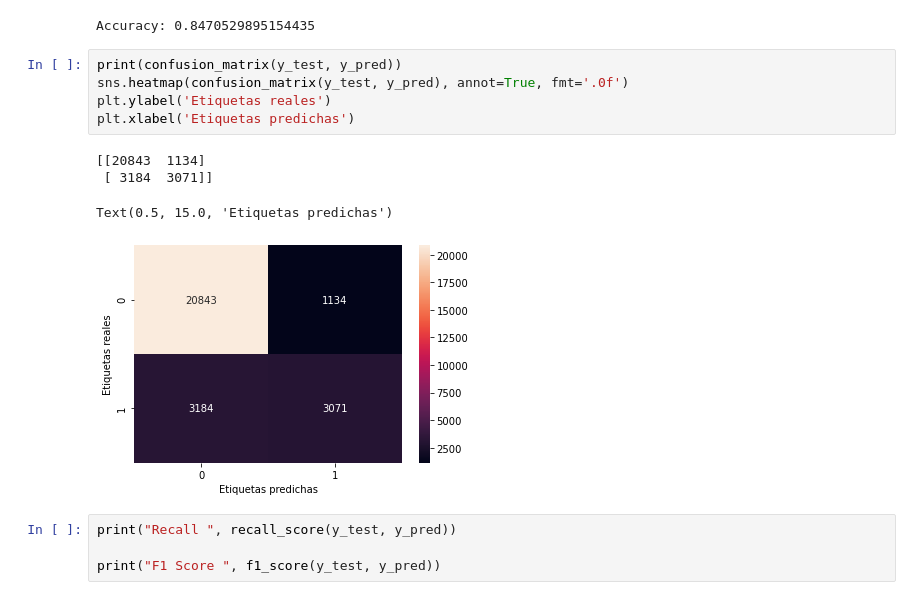
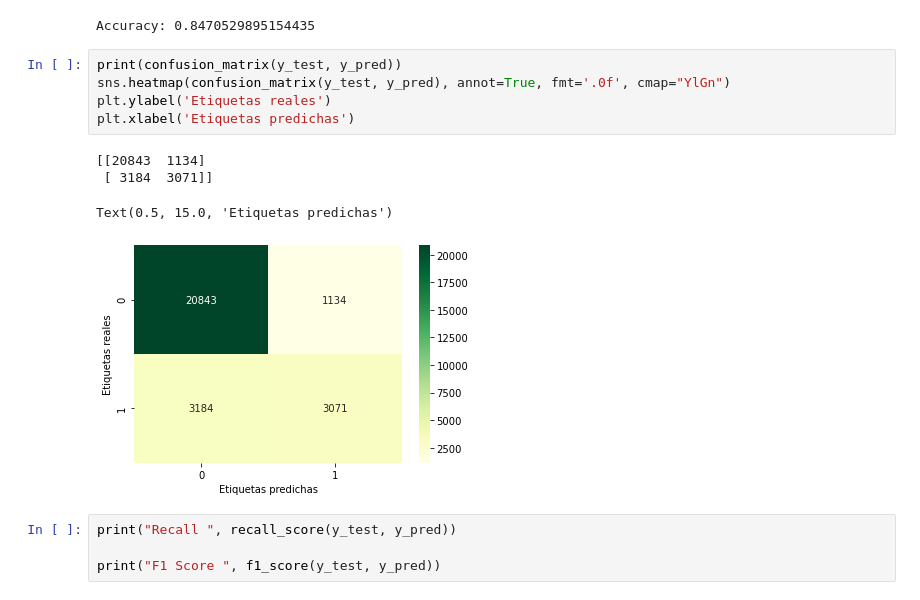
Before and after one commit to eszagadyn/DataScience-RegresionLogistica, a Jupyter notebook: RegresionLogistica.ipynb, the cells around one changed output. Drawn from its saved outputs; the diff is of its cells as text.

Commit message:
heatmap-cmap

```diff
--- a/RegresionLogistica.ipynb
+++ b/RegresionLogistica.ipynb
@@ -592,14 +592,14 @@ print("Accuracy:",accuracy_score(y_test, y_pred))
 Accuracy: 0.8470529895154435
 # %%
 print(confusion_matrix(y_test, y_pred))
-sns.heatmap(confusion_matrix(y_test, y_pred), annot=True, fmt='.0f')
+sns.heatmap(confusion_matrix(y_test, y_pred), annot=True, fmt='.0f', cmap="YlGn")
 plt.ylabel('Etiquetas reales')
 plt.xlabel('Etiquetas predichas')
 # %% [output]
 [[20843  1134]
  [ 3184  3071]]
 Text(0.5, 15.0, 'Etiquetas predichas')
-[figure, old version]
+[figure, new version]
 # %%
 print("Recall ", recall_score(y_test, y_pred))
 
```
Also changed, not shown: parts of 6 cells of this notebook.
